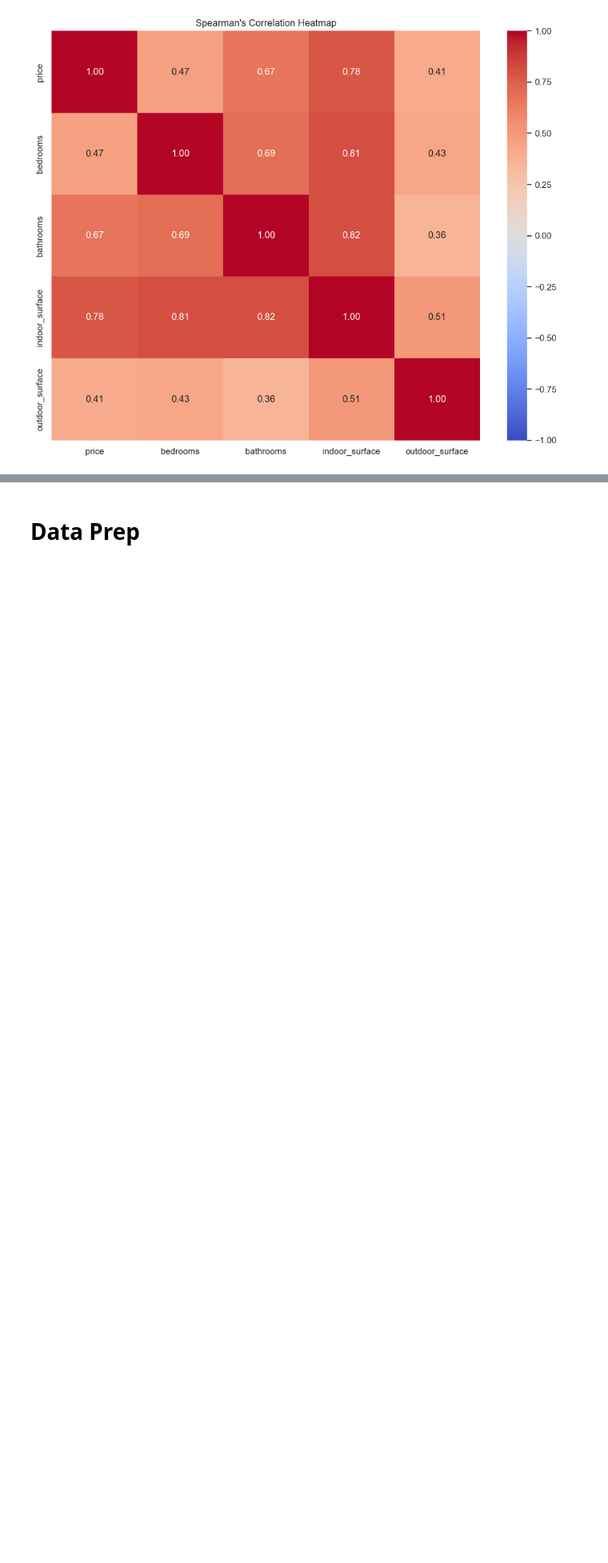
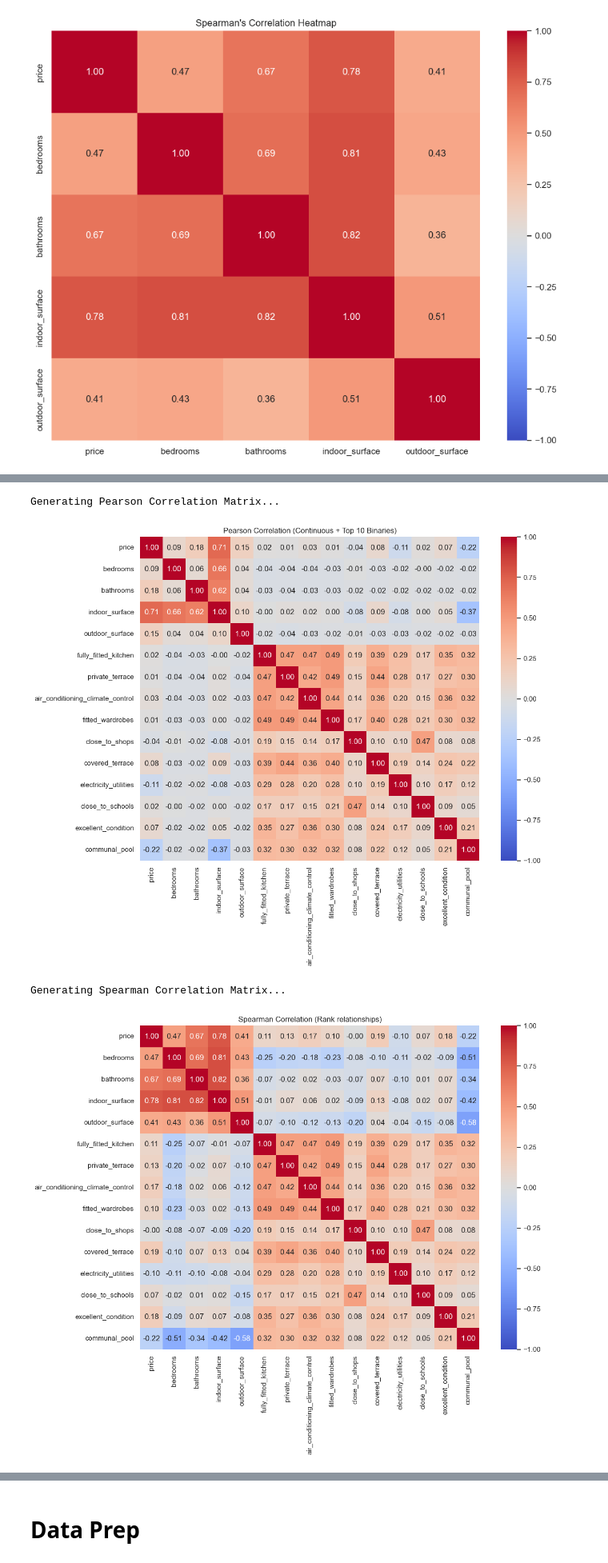
Before and after one commit to saralall/real-estate-price-prediction, a Jupyter notebook: src/Data_analysis.ipynb, the cells around one changed output, grey strips where cells are left out. Shown at 80% size. Saved outputs shown, nothing was run; the diff lists cells and outputs as text; code cells hidden in the pictures; blank space fills up the shorter version.

```diff
--- a/src/Data_analysis.ipynb
+++ b/src/Data_analysis.ipynb
@@ -561,0 +759,34 @@ Calculating Spearman's Correlation...
+# %%
+# Prepare data for correlation:
+# We must convert booleans to integers (0/1) specifically for the correlation matrix calculation,
+# otherwise .corr() might ignore them depending on pandas version.
+corr_df = df[continuousFeatures].copy()
+# Add top 10 binary features to correlation matrix for relevance
+top_binaries = df[binaryFeatures].sum().sort_values(ascending=False).head(10).index
+for col in top_binaries:
+    corr_df[col] = df[col].astype(int)
+
+# 1. Pearson
+print("\nGenerating Pearson Correlation Matrix...")
+plt.figure(figsize=(12, 10))
+pearson_corr = corr_df.corr(method='pearson')
+sns.heatmap(pearson_corr, annot=True, fmt=".2f", cmap='coolwarm', vmin=-1, vmax=1)
+plt.title("Pearson Correlation (Continuous + Top 10 Binaries)")
+plt.tight_layout()
+plt.savefig('images/correlation_pearson.pdf')
+plt.show()
+
+# 2. Spearman
+print("\nGenerating Spearman Correlation Matrix...")
+plt.figure(figsize=(12, 10))
+spearman_corr = corr_df.corr(method='spearman')
+sns.heatmap(spearman_corr, annot=True, fmt=".2f", cmap='coolwarm', vmin=-1, vmax=1)
+plt.title("Spearman Correlation (Rank relationships)")
+plt.tight_layout()
+plt.savefig('images/correlation_spearman.pdf')
+plt.show()
+# %% [output]
+Generating Pearson Correlation Matrix...
+[figure, added]
+Generating Spearman Correlation Matrix...
+[figure, added]
```
Also changed, not shown: parts of 16 cells of this notebook.
